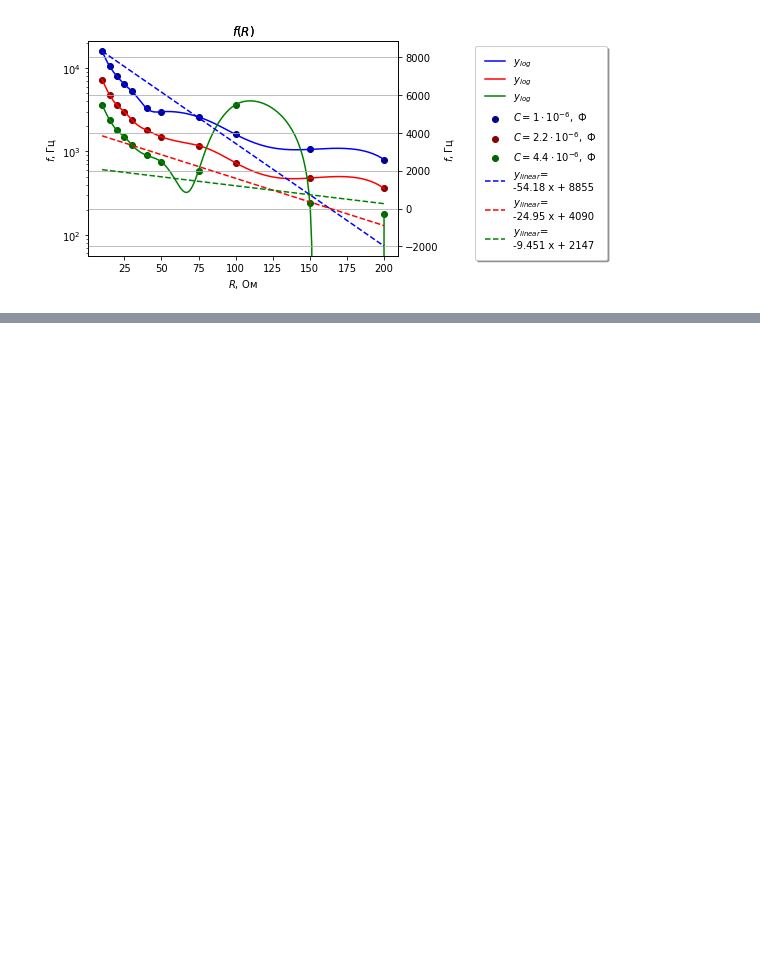
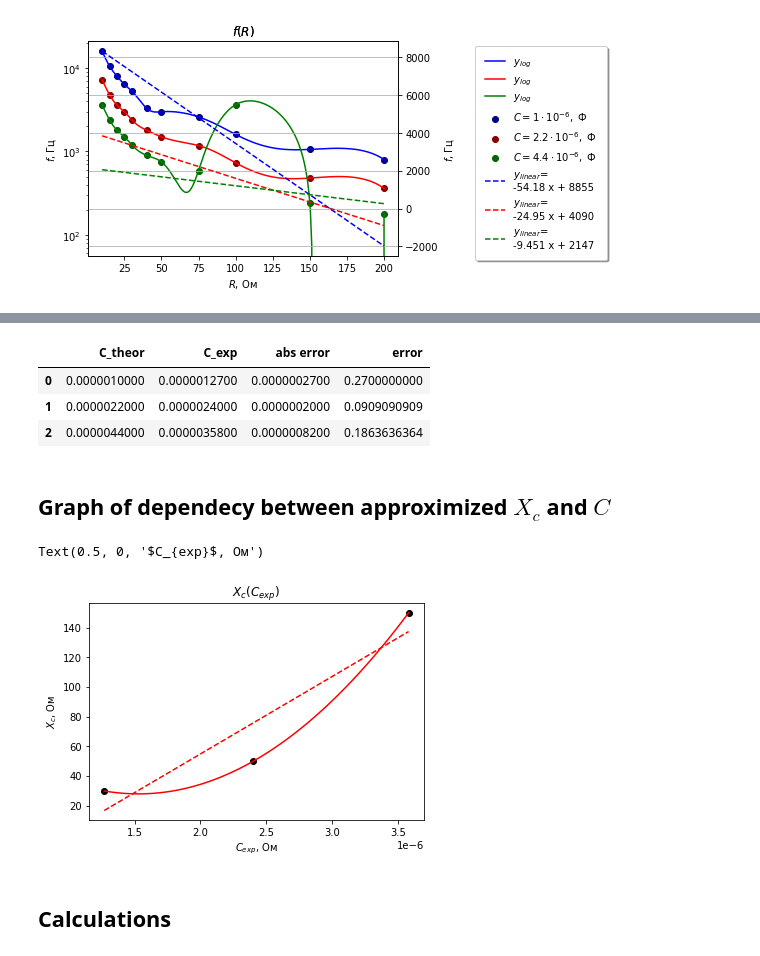
Before and after one commit to nastyabekesheva/labs, a Jupyter notebook: Math/Physics/physics_labs_v1.ipynb, the cells around one changed output, grey strips where cells are left out. Saved outputs shown, nothing was run; the diff lists cells and outputs as text; code cells hidden in the pictures; blank space fills up the shorter version.

```diff
--- a/Math/Physics/physics_labs_v1.ipynb
+++ b/Math/Physics/physics_labs_v1.ipynb
@@ -824,9 +878,8 @@ data3 = {
 }
 # %%
 all_data = {
-    '<b>' : [],
-    'C_theor': np.array([1.0, 2.2, 4.4]),
-    'C_exp' : np.array([1.27, 2.4, 3.58]),
+    'C_theor': np.array([1.0*pow(10, -6), 2.2*pow(10, -6), 4.4*pow(10, -6)]),
+    'C_exp' : np.array([1.27*pow(10, -6), 2.4*pow(10, -6), 3.58*pow(10, -6)]),
     'abs error': [],
     'error': []
 }
@@ -907,6 +965,38 @@ plt.show()
 # %%
-all_data.update({'<b>': np.array([np.poly1d(linear_model_1)[0], np.poly1d(linear_model_2)[0], np.poly1d(linear_model_3)[0]])})
+#all_data.update({'<b>': np.array([np.poly1d(linear_model_1)[0], np.poly1d(linear_model_2)[0], np.poly1d(linear_model_3)[0]])})
 # %%
 all_data.update({'abs error': np.abs(np.subtract(all_data['C_theor'], all_data['C_exp']))})
 # %%
 all_data.update({'error': np.divide(all_data['abs error'], all_data['C_theor'])})
+# %%
+pd.options.display.float_format = '{:.10f}'.format
+pd.DataFrame.from_dict(all_data).round(10)
+# %% [output]
+|  | C_theor | C_exp | abs error | error |
+| 0 | 0.0000010000 | 0.0000012700 | 0.0000002700 | 0.2700000000 |
+| 1 | 0.0000022000 | 0.0000024000 | 0.0000002000 | 0.0909090909 |
+| 2 | 0.0000044000 | 0.0000035800 | 0.0000008200 | 0.1863636364 |
+# %% [markdown]
+## Graph of dependecy between approximized $X_c$ and $C$
+# %%
+x=all_data['C_exp']
+y=np.array([30, 50, 150])
+
+linear_model=np.polyfit(x,y,1)
+linear_model_fn=np.poly1d(linear_model)
+
+xnew = np.linspace(x.min(), x.max(), 100)
+spl = make_interp_spline(x, y, k=2)
+y_smooth = spl(xnew)
+
+plt.scatter(x,y, color="black")
+plt.plot(xnew,y_smooth, color="red")
+plt.plot(x,linear_model_fn(x), color="red", linestyle="dashed")
+plt.title(r"$X_c(C_{exp})$")
+plt.ylabel(r"$X_c$, Ом")
+plt.xlabel(r"$C_{exp}$, Ом")
+# %% [output]
+Text(0.5, 0, '$C_{exp}$, Ом')
+[figure, added]
+# %% [markdown]
+## Calculations
```
Also changed, not shown: parts of 45 cells of this notebook.
